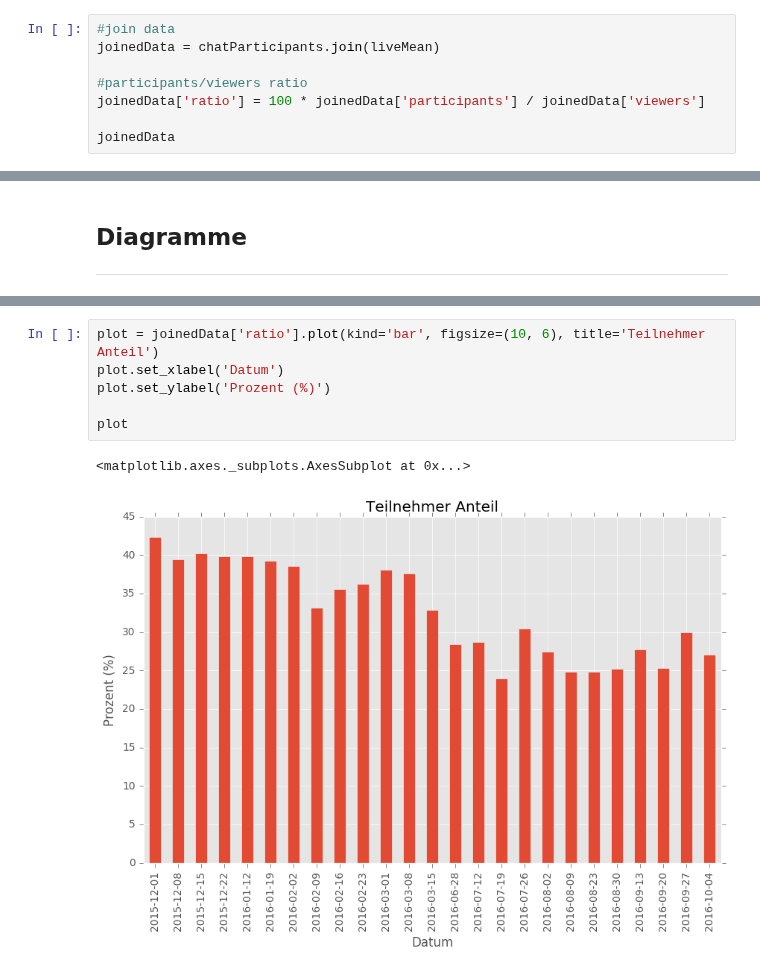
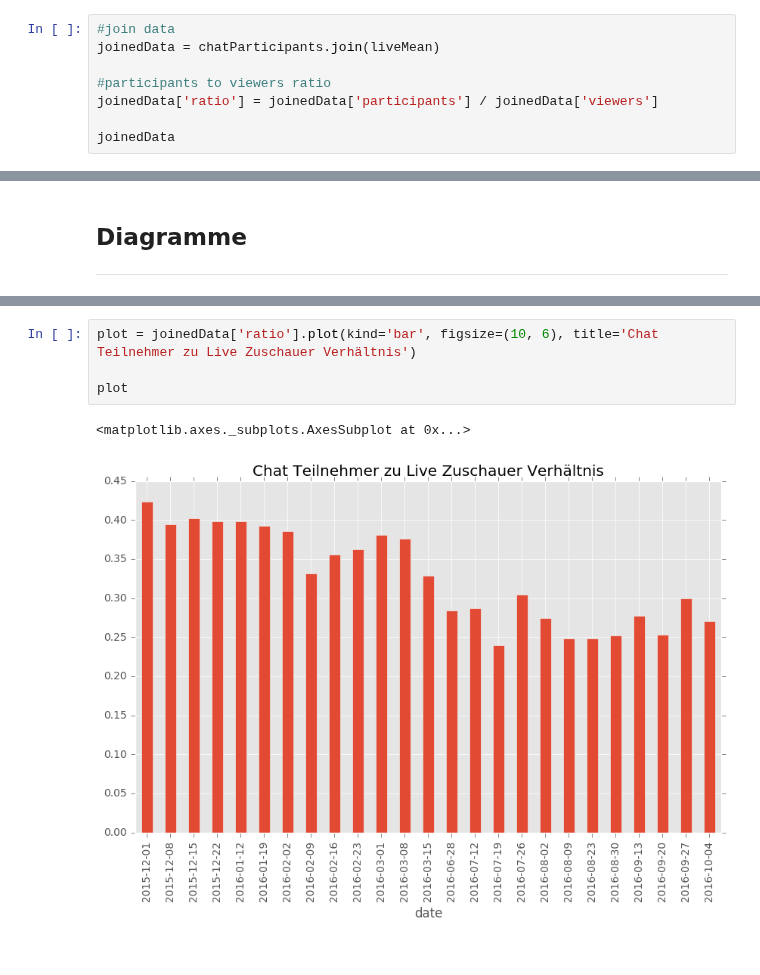
Before and after one commit to rbtvstats/rbtvstats, a Jupyter notebook: notebooks/chat_duell.ipynb, the cells around one changed output, grey strips where cells are left out. Drawn from its saved outputs; the diff is of its cells as text.

```diff
--- a/notebooks/chat_duell.ipynb
+++ b/notebooks/chat_duell.ipynb
@@ -141,8 +141,8 @@ liveMean
 #join data
 joinedData = chatParticipants.join(liveMean)
 
-#participants/viewers ratio
-joinedData['ratio'] = 100 * joinedData['participants'] / joinedData['viewers']
+#participants to viewers ratio
+joinedData['ratio'] = joinedData['participants'] / joinedData['viewers']
 
 joinedData
 # %% [output]
@@ -181,11 +180,9 @@ plot
 <matplotlib.axes._subplots.AxesSubplot at 0x...>
 [figure]
 # %%
-plot = joinedData['ratio'].plot(kind='bar', figsize=(10, 6), title='Teilnehmer Anteil')
-plot.set_xlabel('Datum')
-plot.set_ylabel('Prozent (%)')
+plot = joinedData['ratio'].plot(kind='bar', figsize=(10, 6), title='Chat Teilnehmer zu Live Zuschauer Verhältnis')
 
 plot
 # %% [output]
 <matplotlib.axes._subplots.AxesSubplot at 0x...>
-[figure, old version]
+[figure, new version]
```
Also changed, not shown: parts of 4 cells of this notebook, 1 other file.
